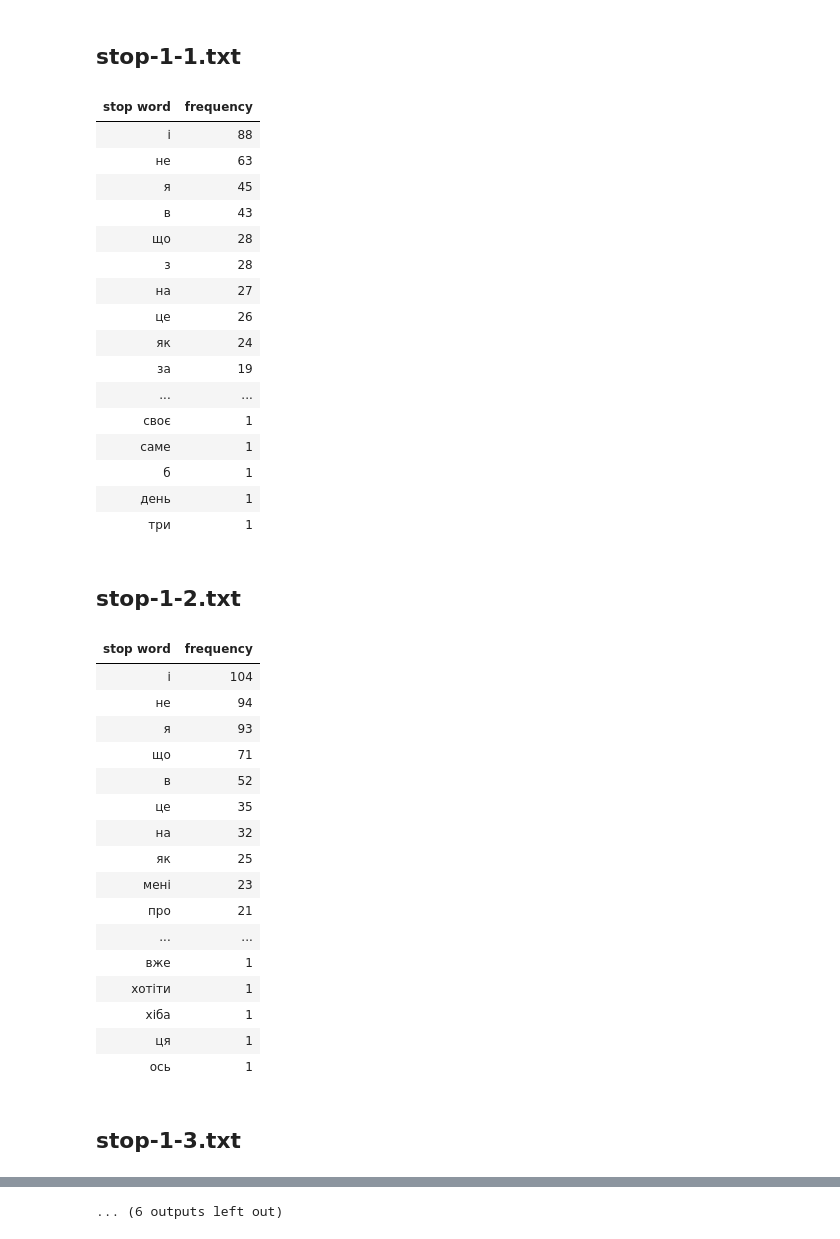
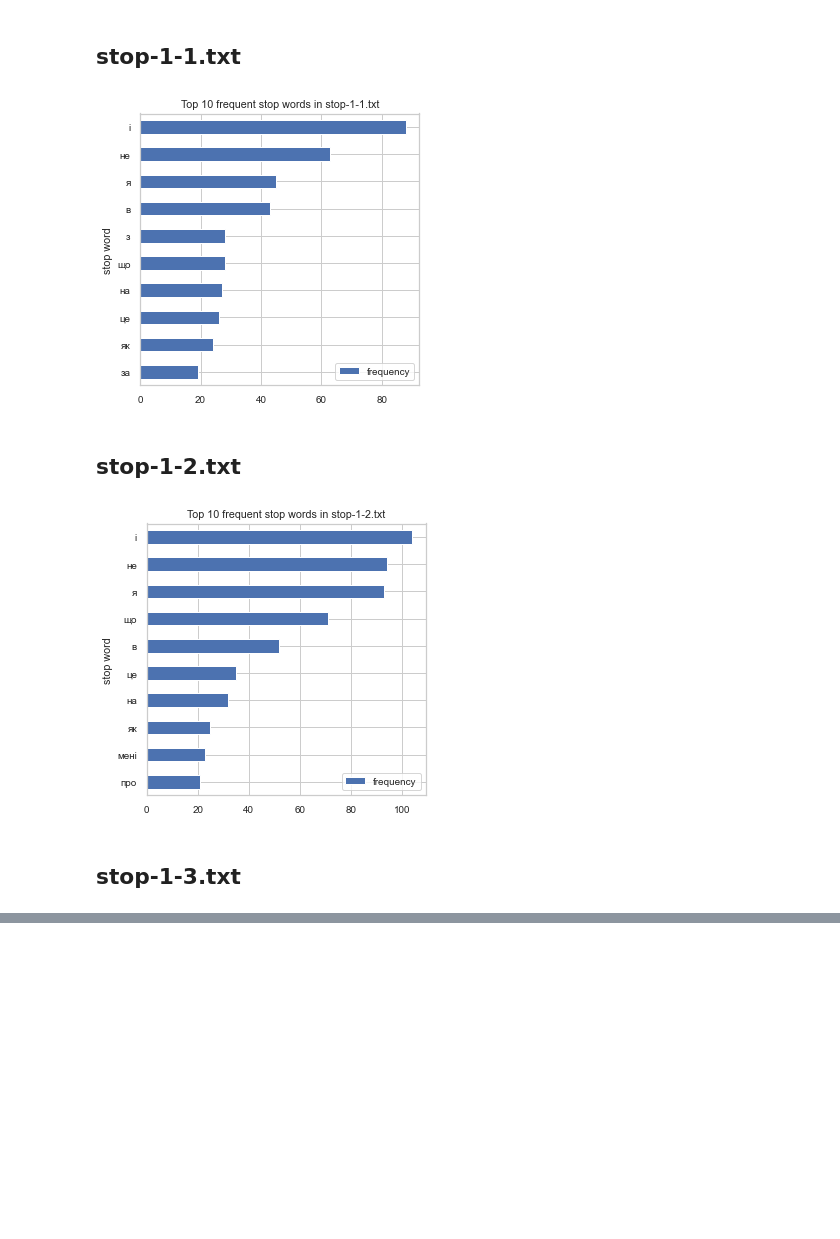
Before and after one commit to LanaVoronchuk/ukrainian-word-mood, a Jupyter notebook: stop-words/Stop_Words.ipynb, the cells around one changed output, grey strips where cells are left out. Cells and saved outputs as stored; diff of their text form; code cells hidden in the pictures; blank space fills up the shorter version.

Commit message:
Try plotting

```diff
--- a/stop-words/Stop_Words.ipynb
+++ b/stop-words/Stop_Words.ipynb
@@ -14,8 +30,10 @@ pd.set_option('display.max_rows', 500)
 pd.set_option('display.max_columns', 500)
 pd.set_option('display.width', 1000)
 
-def d(*args, **kwargs):
-    display(pd.DataFrame(*args, **kwargs))
+import matplotlib.pyplot as plt
+import seaborn as sns
+sns.set(font_scale=.9)
+sns.set_style("whitegrid")
 # %%
 from stop_words import get_stop_words
 
@@ -48,55 +66,29 @@ def count_words(text):
 # %%
 import os
 
 DATAIDIR = "./data"
 files = [file for file in os.listdir(DATAIDIR) if file.endswith(".txt")]
 files.sort()
 
 for filename in files:
     display(HTML(f'<h2>{filename}</h2>'))
     with open(f'{DATAIDIR}/{filename}') as f:
         text = f.read().lower()
         data = count_words(text).most_common()
 
         df = pd.DataFrame(data, columns=['stop word', 'frequency'])
-        display(HTML(df.to_html(index=False)))
+        #display(HTML(df.to_html(index=False)))
+
+        fig, ax = plt.subplots(figsize=(5, 5))
+        df.head(10).sort_values(by='frequency').plot.barh(x='stop word', y='frequency', ax=ax)
+        ax.set_title(f'Top 10 frequent stop words in {filename}')
+        plt.show()
+
 
     print()
 # %% [output]
 stop-1-1.txt
-| stop word | frequency |
-| і | 88 |
-| не | 63 |
-| я | 45 |
-| в | 43 |
-| що | 28 |
-| з | 28 |
-| на | 27 |
-| це | 26 |
-| як | 24 |
-| за | 19 |
-| ... | ... |
-| своє | 1 |
-| саме | 1 |
-| б | 1 |
-| день | 1 |
-| три | 1 |
+[figure, added]
 stop-1-2.txt
-| stop word | frequency |
-| і | 104 |
-| не | 94 |
-| я | 93 |
-| що | 71 |
-| в | 52 |
-| це | 35 |
-| на | 32 |
-| як | 25 |
-| мені | 23 |
-| про | 21 |
-| ... | ... |
-| вже | 1 |
-| хотіти | 1 |
-| хіба | 1 |
-| ця | 1 |
-| ось | 1 |
+[figure, added]
 stop-1-3.txt
@@ -174 +98,0 @@ stop-3-2.txt
-... (6 outputs left out)
```
Also changed, not shown: parts of 2 cells of this notebook.
